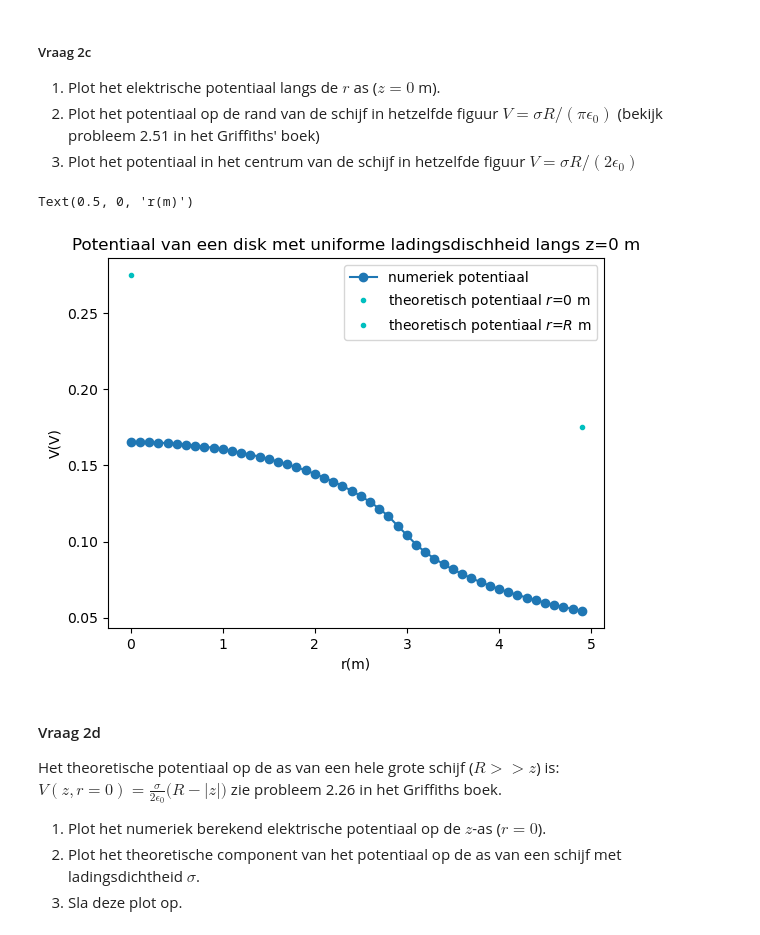
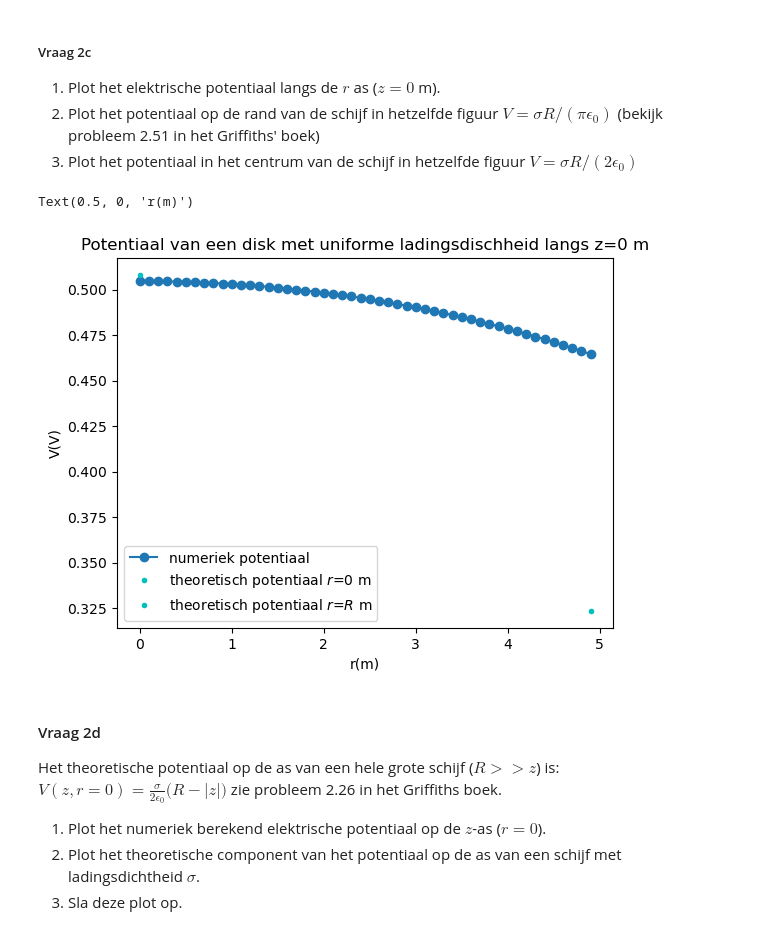
Before and after one commit to beanmachine123/opdrachten-DEF-D, a Jupyter notebook: DigitaleOntwerpopdrachten/1CondensatorOpdracht/CondensatorOntwerpopdracht.ipynb, the cells around one changed output. Saved outputs shown, nothing was run; the diff lists cells and outputs as text; code cells hidden in the pictures.

```diff
--- a/DigitaleOntwerpopdrachten/1CondensatorOpdracht/CondensatorOntwerpopdracht.ipynb
+++ b/DigitaleOntwerpopdrachten/1CondensatorOpdracht/CondensatorOntwerpopdracht.ipynb
@@ -156,7 +156,7 @@ de gevonden exponent is: -1.91 ± 0.02 dit komt niet overeen met de theoretische
 In de code hieronder wordt een geladen schijf gemaakt via het superpositie principe. Dit wordt gedaan door een rooster van punten in de ruimte te creëren, alle punten die voldoen aan $z = 0$ m en $r < R$ krijgen een lading charge_one_point en vanuit hier wordt het potentiaal bepaald. Hier is de $z$-as de as van de schijf en de r as de afstand tot de $z$-as.
 # %%
 # In vraag 2.1 wordt naar deze cel verwezen.
-disk_radius = 3  # (m)
+disk_radius = 9  # (m)
 grid_step = 0.1  # (m)
 z_coord_DISK = 0  # (m) positie van de schijf op de z-as
 inter_charge_distance = grid_step  # (m) afstand tussen punt ladingen
@@ -215,23 +215,22 @@ De ladingsdichtheid op de schijf is: 9.95e-13 C/m^2
 # %%
 # Vul deze code aan zodat deze vraag 2.3 beantwoord.
 idx_z_zero = find_idx_nearest(z,0)
 
 V_R = V[idx_z_zero, -1]  # potentiaal op de straal van de schijf
-r_R = r[-1]  # straal van de schijf
 
-V_0 = ladingsdichtheid_disk * r_R / (2 * epsilon0)
-V_R = ladingsdichtheid_disk *r_R / (np.pi *epsilon0)
+V_0 = ladingsdichtheid_disk * disk_radius / (2 * epsilon0)
+V_R = ladingsdichtheid_disk * disk_radius / (np.pi *epsilon0)
 
 plt.title(f"Potentiaal van een disk met uniforme ladingsdischheid langs z=0 m")
 plt.plot(r, V[idx_z_zero, :], "o-", label="numeriek potentiaal")
 plt.plot(0, V_0, "c.", label="theoretisch potentiaal $r$=0 m")
 plt.plot(r_R, V_R, "c.", label="theoretisch potentiaal $r$=$R$ m")
 plt.legend()
 plt.ylabel("V(V)")
 plt.xlabel("r(m)")
 # %% [output]
 Text(0.5, 0, 'r(m)')
-[figure, old version]
+[figure, new version]
 # %% [markdown]
 #### Vraag 2d
 
```
Also changed, not shown: parts of 5 cells of this notebook, 4 other files.
